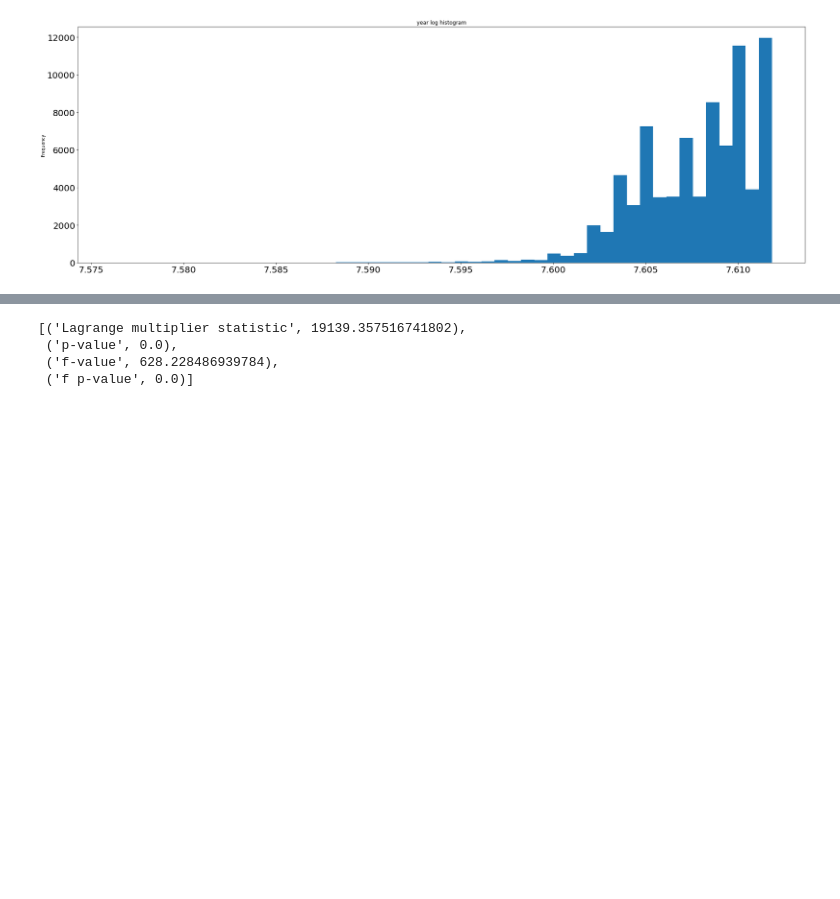
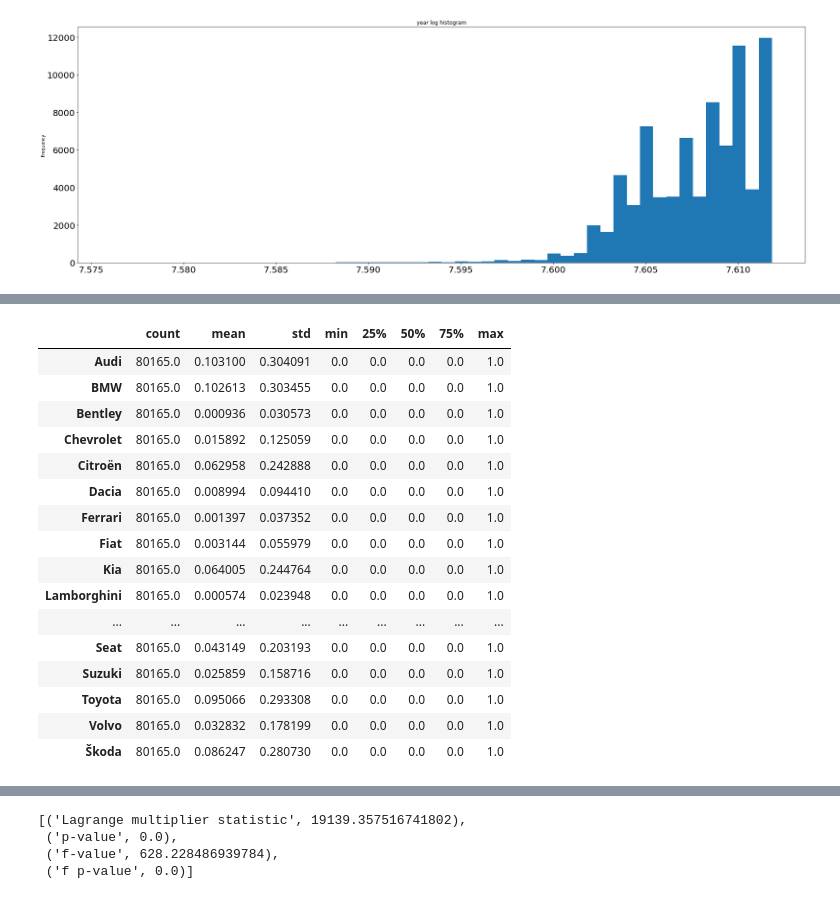
Before and after one commit to kuba1302/econometrics-otomoto, a Jupyter notebook: otomoto.ipynb, the cells around one changed output, grey strips where cells are left out. Saved outputs shown, nothing was run; the diff lists cells and outputs as text; code cells hidden in the pictures; blank space fills up the shorter version.

```diff
--- a/otomoto.ipynb
+++ b/otomoto.ipynb
@@ -285,3 +289,23 @@ for col in cols_to_hist:
+# %%
+df.loc[:, cars[1:]].describe().T
+# %% [output]
+|  | count | mean | std | min | 25% | 50% | 75% | max |
+| Audi | 80165.0 | 0.103100 | 0.304091 | 0.0 | 0.0 | 0.0 | 0.0 | 1.0 |
+| BMW | 80165.0 | 0.102613 | 0.303455 | 0.0 | 0.0 | 0.0 | 0.0 | 1.0 |
+| Bentley | 80165.0 | 0.000936 | 0.030573 | 0.0 | 0.0 | 0.0 | 0.0 | 1.0 |
+| Chevrolet | 80165.0 | 0.015892 | 0.125059 | 0.0 | 0.0 | 0.0 | 0.0 | 1.0 |
+| Citroën | 80165.0 | 0.062958 | 0.242888 | 0.0 | 0.0 | 0.0 | 0.0 | 1.0 |
+| Dacia | 80165.0 | 0.008994 | 0.094410 | 0.0 | 0.0 | 0.0 | 0.0 | 1.0 |
+| Ferrari | 80165.0 | 0.001397 | 0.037352 | 0.0 | 0.0 | 0.0 | 0.0 | 1.0 |
+| Fiat | 80165.0 | 0.003144 | 0.055979 | 0.0 | 0.0 | 0.0 | 0.0 | 1.0 |
+| Kia | 80165.0 | 0.064005 | 0.244764 | 0.0 | 0.0 | 0.0 | 0.0 | 1.0 |
+| Lamborghini | 80165.0 | 0.000574 | 0.023948 | 0.0 | 0.0 | 0.0 | 0.0 | 1.0 |
+| ... | ... | ... | ... | ... | ... | ... | ... | ... |
+| Seat | 80165.0 | 0.043149 | 0.203193 | 0.0 | 0.0 | 0.0 | 0.0 | 1.0 |
+| Suzuki | 80165.0 | 0.025859 | 0.158716 | 0.0 | 0.0 | 0.0 | 0.0 | 1.0 |
+| Toyota | 80165.0 | 0.095066 | 0.293308 | 0.0 | 0.0 | 0.0 | 0.0 | 1.0 |
+| Volvo | 80165.0 | 0.032832 | 0.178199 | 0.0 | 0.0 | 0.0 | 0.0 | 1.0 |
+| Škoda | 80165.0 | 0.086247 | 0.280730 | 0.0 | 0.0 | 0.0 | 0.0 | 1.0 |
 # %%
 Y = df['price']
 X = df.loc[:, df.columns != 'price']
```
Also changed, not shown: parts of 26 cells of this notebook, 1 other file.
